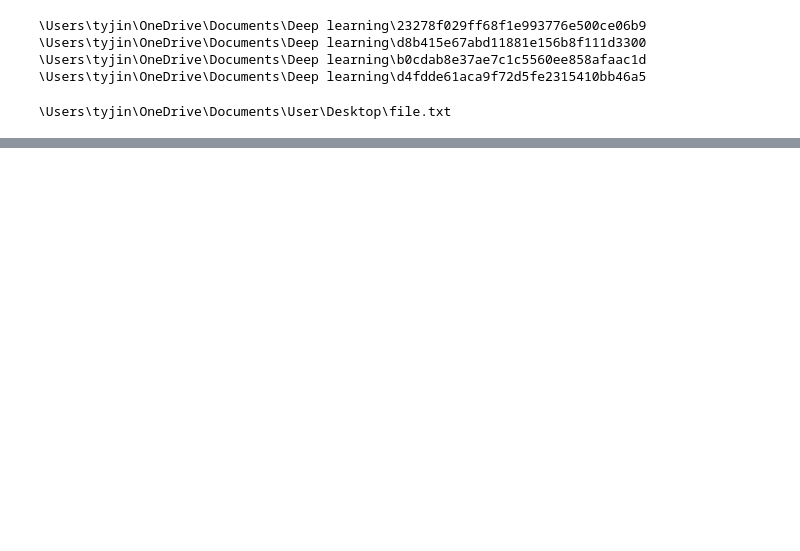
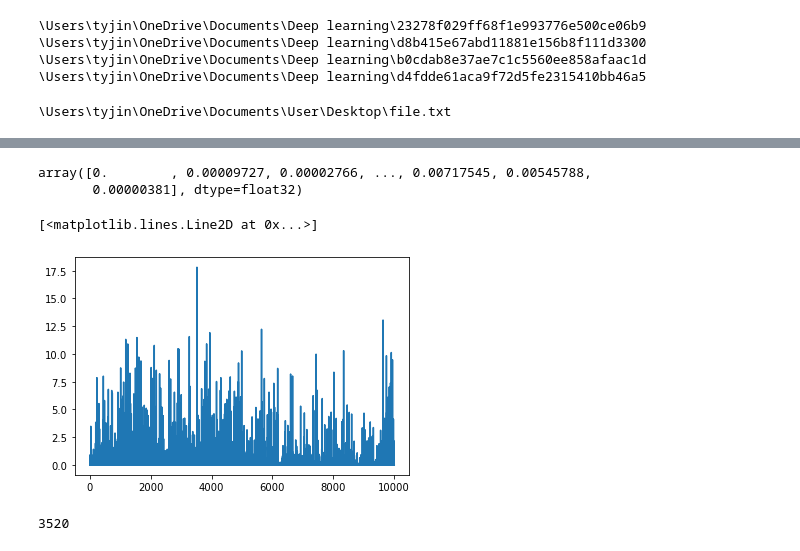
Before and after one commit to hoohooprog/geohotz_mnist_codethru, a Jupyter notebook: hotz mnist codethru.ipynb, the cells around one changed output, grey strips where cells are left out. Drawn from its saved outputs; the diff is of its cells as text; code cells hidden in the pictures; blank space fills up the shorter version.

```diff
--- a/hotz mnist codethru.ipynb
+++ b/hotz mnist codethru.ipynb
@@ -68,0 +206,12 @@ class BobNet(torch.nn.Module):
+# %%
+# numpy forward pass
+# use np.maximum not np.max for ReLU
+def forward(x):
+    x = x.dot(l1)
+    x = np.maximum(0,x)
+    x = x.dot(l2)
+    return x
+# %%
+Y_test_preds_out = forward(X_test.reshape((-1,28*28)))
+Y_test_preds = np.argmax(Y_test_preds_out,axis=1)
+(Y_test == Y_test_preds).mean()
@@ -68,0 +320,22 @@ class BobNet(torch.nn.Module):
+# %%
+# ###########################################################  #
+# measure of uncertainty and what those data points look like  #
+# ###########################################################  #
+
+# struggled with typing the code to put the results out in an array to find largest uncertainty;
+# found out can use range in array during chat.
+ret = - Y_test_preds_out[range(Y_test_preds_out.shape[0]),Y_test] + np.log(np.exp(Y_test_preds_out).sum(axis=1))
+# %%
+ret
+# %% [output]
+array([0.        , 0.00009727, 0.00002766, ..., 0.00717545, 0.00545788,
+       0.00000381], dtype=float32)
+# %%
+plot(ret)
+# %% [output]
+[<matplotlib.lines.Line2D at 0x...>]
+[figure, added]
+# %%
+np.argmax(ret)
+# %% [output]
+3520
```
Also changed, not shown: parts of 32 cells of this notebook.
